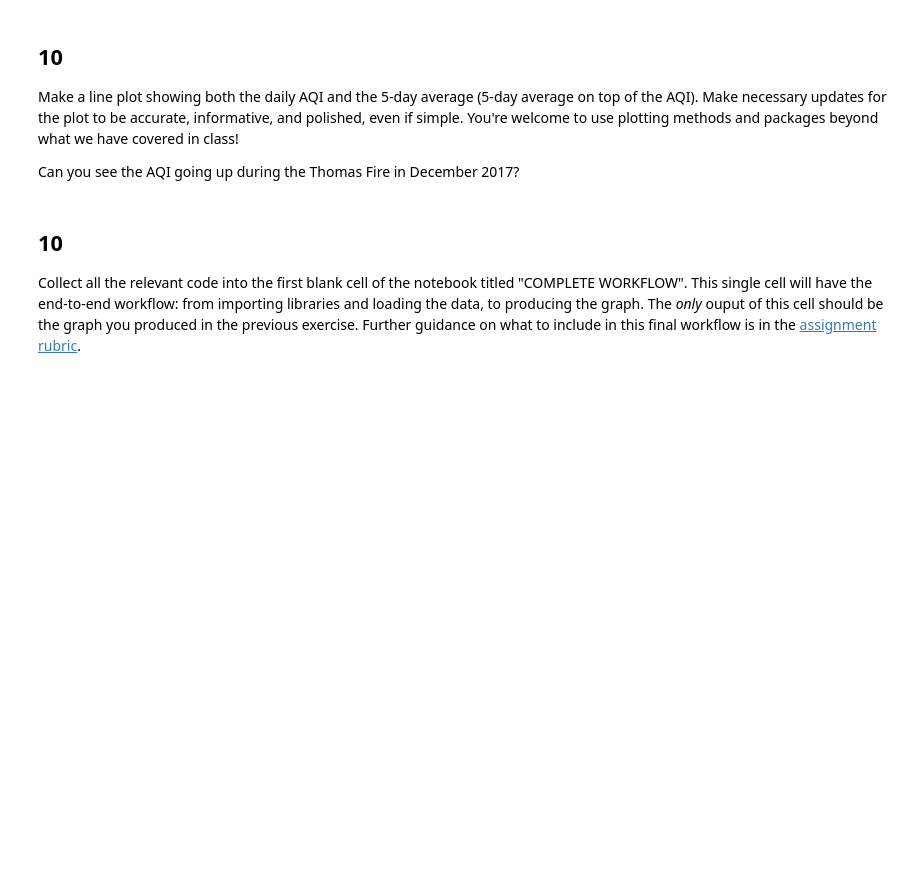
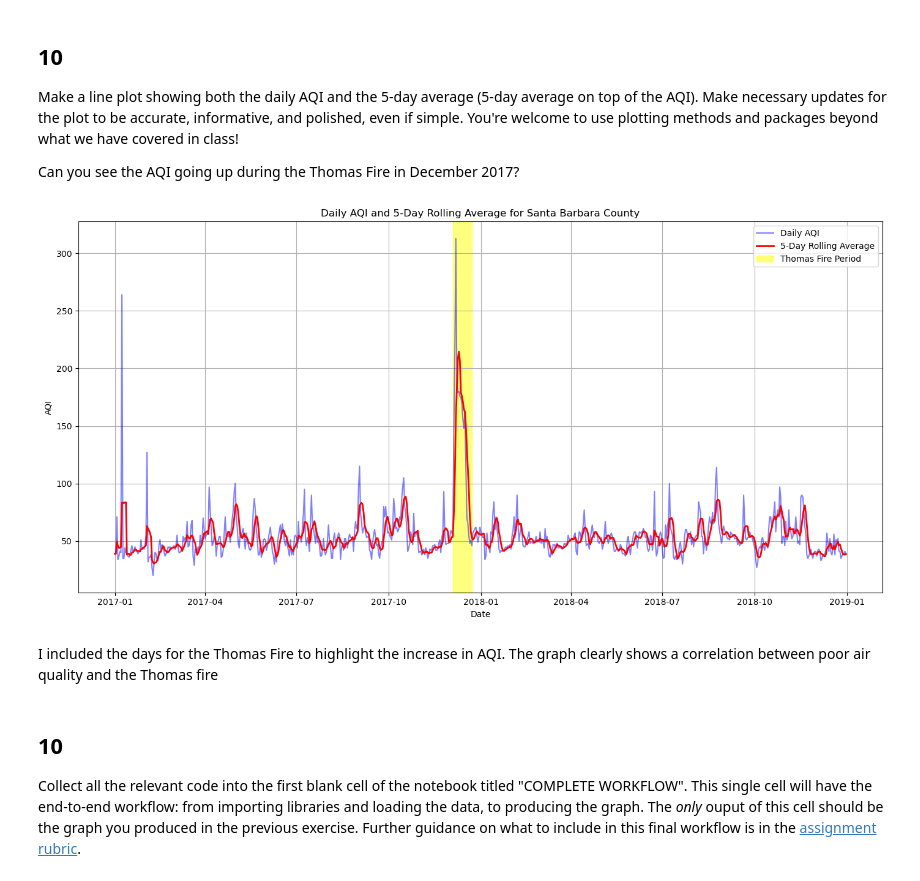
Before and after one commit to llumj/eds220-hwk2, a Jupyter notebook: hwk2-task3-aqi-Mull.ipynb, the cells around one changed output. Saved outputs shown, nothing was run; the diff lists cells and outputs as text; code cells hidden in the pictures; blank space fills up the shorter version.

```diff
--- a/hwk2-task3-aqi-Mull.ipynb
+++ b/hwk2-task3-aqi-Mull.ipynb
@@ -242,0 +302,9 @@ dtype: object
+# %%
+# Filter by county is equal to Santa Barbara, save as variable aqi_sb
+aqi_sb = aqi[aqi['county_name'] == 'Santa Barbara']
+
+# Use .drop to remove the columns listed above from the aqi_sb data frame, save it to back to aqi_sb
+aqi_sb = aqi_sb.drop(['state_name', 'county_name', 'state_code', 'county_code'], axis = 1)
+
+# Check the output
+aqi_sb
@@ -310,6 +423,30 @@ NameError: name 'rolling_average' is not defined
 Make a line plot showing both the daily AQI and the 5-day average (5-day average on top of the AQI). Make necessary updates for the plot to be accurate, informative, and polished, even if simple. You're welcome to use plotting methods and packages beyond what we have covered in class!
 
 Can you see the AQI going up during the Thomas Fire in December 2017?
+# %%
+# Create the plot
+plt.figure(figsize=(14, 7))
+plt.plot(aqi_sb.index, aqi_sb['aqi'], label='Daily AQI', color='blue', alpha=0.5)
+plt.plot(aqi_sb.index, rolling_average, label='5-Day Rolling Average', color='red', linewidth=2)
+
+# Highlight the period of the Thomas Fire in December 2017
+plt.axvspan(pd.Timestamp('2017-12-04'), pd.Timestamp('2017-12-23'), color='yellow', alpha=0.5, label='Thomas Fire Period')
+
+# Add titles and labels
+plt.title('Daily AQI and 5-Day Rolling Average for Santa Barbara County')
+plt.xlabel('Date')
+plt.ylabel('AQI')
+plt.legend()
+plt.grid(True)
+
+# Show the plot
+plt.tight_layout()
+plt.savefig('aqi_plot.pdf')
+plt.show()
+# %% [output]
+[figure, added]
+# %% [markdown]
+I included the days for the Thomas Fire to highlight the increase in AQI. The graph clearly shows a correlation between poor air quality and the Thomas fire
 # %% [markdown]
 ## 10
 
```
Also changed, not shown: parts of 17 cells of this notebook, 3 other files.
